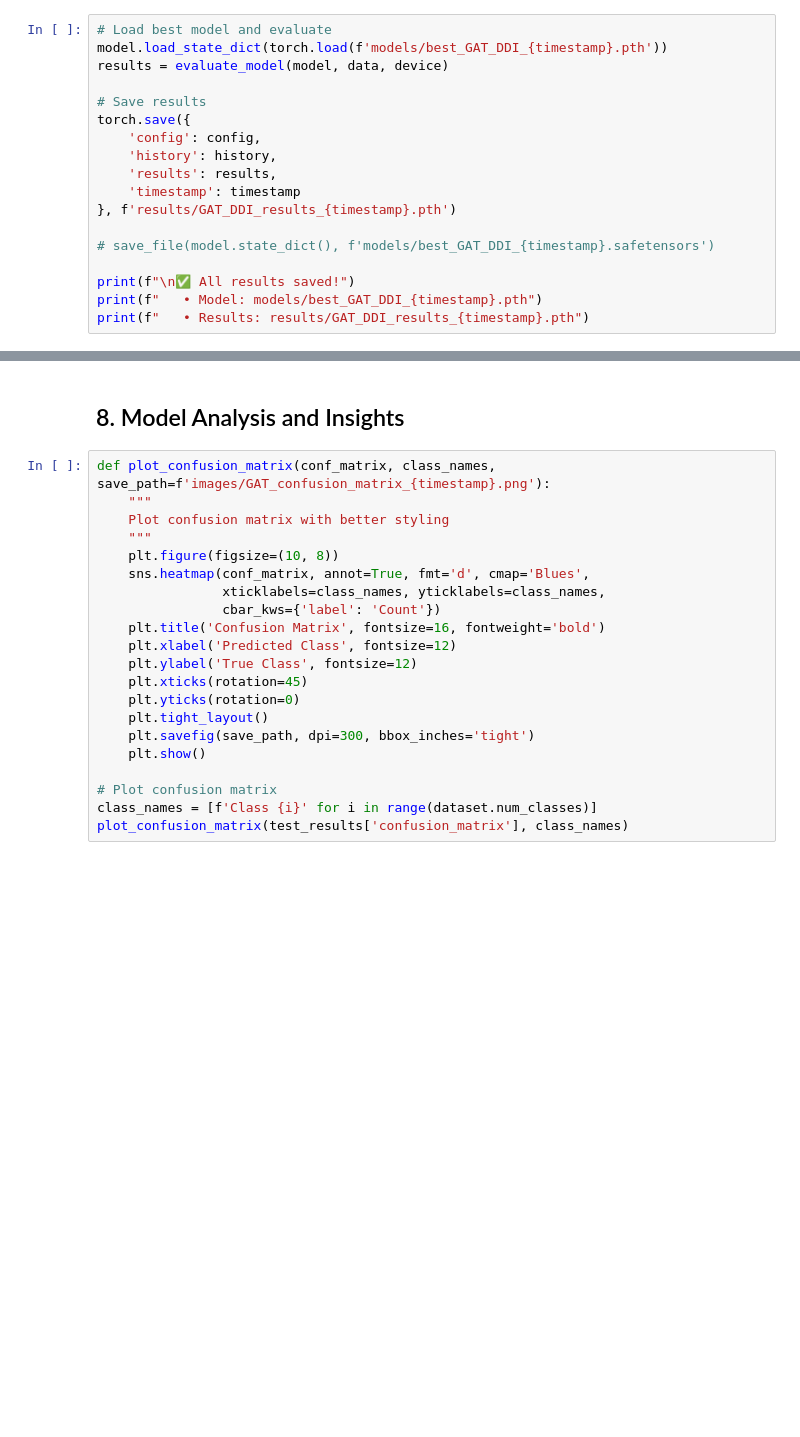
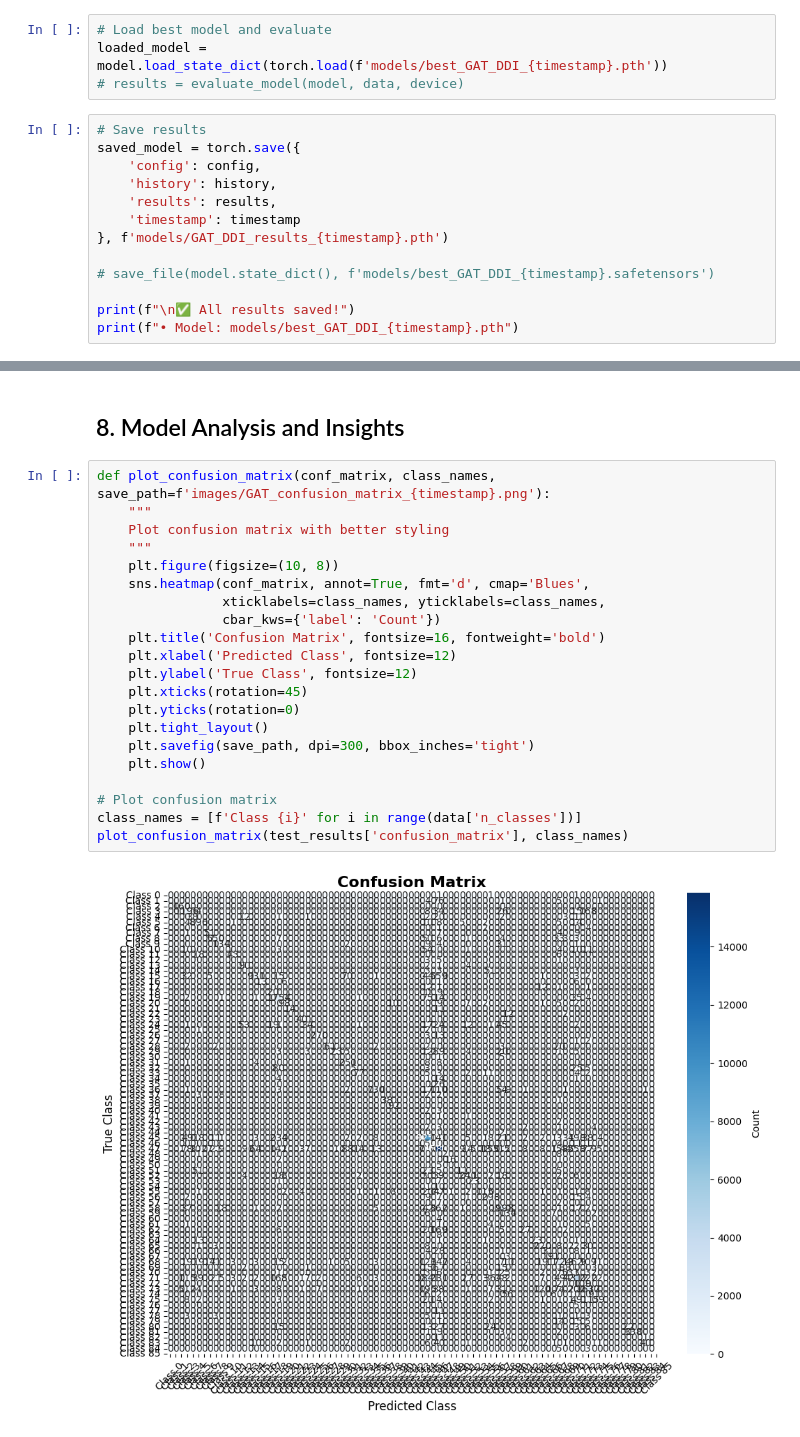
Before and after one commit to Adya-Prasad/AushadhiNet, a Jupyter notebook: GAT_basics.ipynb, the cells around one changed output, grey strips where cells are left out. Saved outputs shown, nothing was run; the diff lists cells and outputs as text; blank space fills up the shorter version.

```diff
--- a/GAT_basics.ipynb
+++ b/GAT_basics.ipynb
@@ -839,18 +971,17 @@ evaluator.visualize_embeddings(data)
+# %%
+# Load best model and evaluate
+loaded_model = model.load_state_dict(torch.load(f'models/best_GAT_DDI_{timestamp}.pth'))
+# results = evaluate_model(model, data, device)
 # %%
-# Load best model and evaluate
-model.load_state_dict(torch.load(f'models/best_GAT_DDI_{timestamp}.pth'))
-results = evaluate_model(model, data, device)
-
 # Save results
-torch.save({
+saved_model = torch.save({
     'config': config,
     'history': history,
     'results': results,
     'timestamp': timestamp
-}, f'results/GAT_DDI_results_{timestamp}.pth')
+}, f'models/GAT_DDI_results_{timestamp}.pth')
 
 # save_file(model.state_dict(), f'models/best_GAT_DDI_{timestamp}.safetensors')
 
 print(f"\n✅ All results saved!")
-print(f"   • Model: models/best_GAT_DDI_{timestamp}.pth")
-print(f"   • Results: results/GAT_DDI_results_{timestamp}.pth")
+print(f"• Model: models/best_GAT_DDI_{timestamp}.pth")
@@ -941,21 +1104,23 @@ print(f"🎯 Sample Prediction: {torch.softmax(test_output[0], dim=0)}")
 # %%
 def plot_confusion_matrix(conf_matrix, class_names, save_path=f'images/GAT_confusion_matrix_{timestamp}.png'):
     """
     Plot confusion matrix with better styling
     """
     plt.figure(figsize=(10, 8))
     sns.heatmap(conf_matrix, annot=True, fmt='d', cmap='Blues',
                 xticklabels=class_names, yticklabels=class_names,
                 cbar_kws={'label': 'Count'})
     plt.title('Confusion Matrix', fontsize=16, fontweight='bold')
     plt.xlabel('Predicted Class', fontsize=12)
     plt.ylabel('True Class', fontsize=12)
     plt.xticks(rotation=45)
     plt.yticks(rotation=0)
     plt.tight_layout()
     plt.savefig(save_path, dpi=300, bbox_inches='tight')
     plt.show()
 
 # Plot confusion matrix
-class_names = [f'Class {i}' for i in range(dataset.num_classes)]
+class_names = [f'Class {i}' for i in range(data['n_classes'])]
 plot_confusion_matrix(test_results['confusion_matrix'], class_names)
+# %% [output]
+[figure, added]
```
Also changed, not shown: parts of 19 cells of this notebook, 11 other files.
